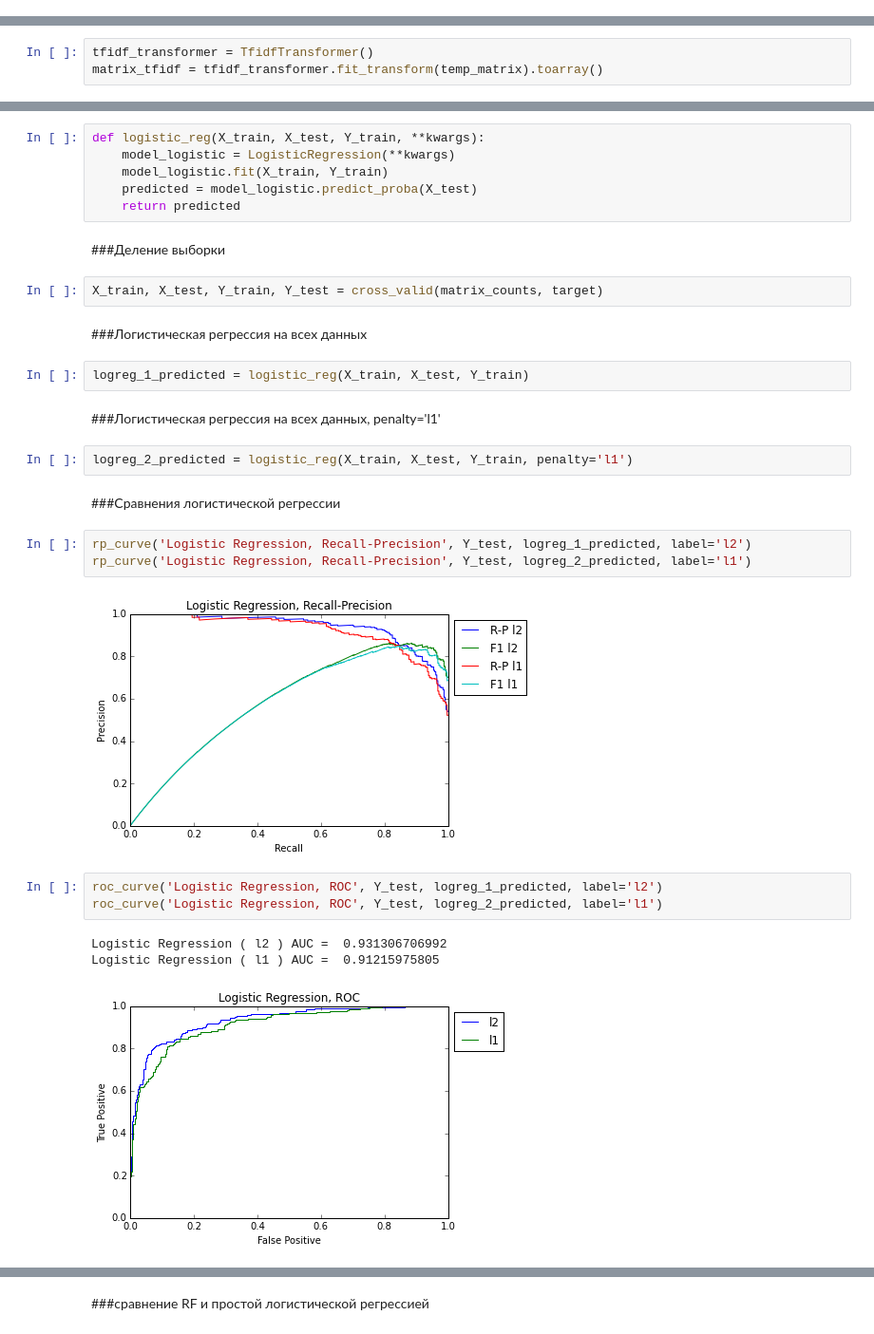
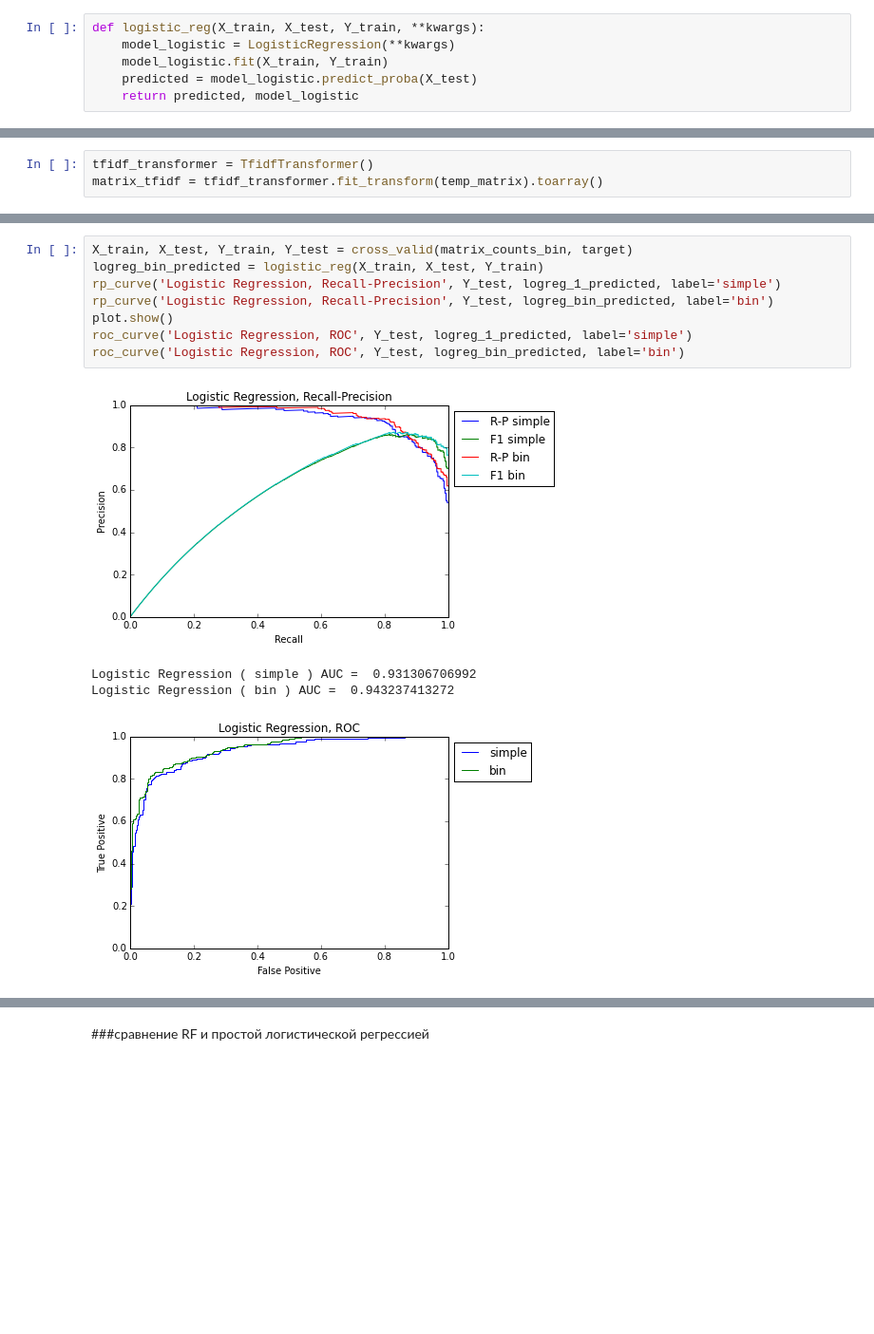
Before and after one commit to ermakovpetr/posneg, a Jupyter notebook: main.ipynb, the cells around one changed output, grey strips where cells are left out. Shown at 95% size. Cells and saved outputs as stored; diff of their text form; blank space fills up the shorter version.

```diff
--- a/main.ipynb
+++ b/main.ipynb
@@ -41,0 +87,6 @@ def f1_measure(P,R):
+# %%
+def logistic_reg(X_train, X_test, Y_train, **kwargs):
+    model_logistic = LogisticRegression(**kwargs)
+    model_logistic.fit(X_train, Y_train)
+    predicted = model_logistic.predict_proba(X_test)
+    return predicted, model_logistic
@@ -124,32 +208,13 @@ def roc_curve(title, Y_test, predicted, label='?'):
-# %%
-def logistic_reg(X_train, X_test, Y_train, **kwargs):
-    model_logistic = LogisticRegression(**kwargs)
-    model_logistic.fit(X_train, Y_train)
-    predicted = model_logistic.predict_proba(X_test)
-    return predicted
-# %% [markdown]
-###Деление выборки
-# %%
-X_train, X_test, Y_train, Y_test = cross_valid(matrix_counts, target)
-# %% [markdown]
-###Логистическая регрессия на всех данных
-# %%
-logreg_1_predicted = logistic_reg(X_train, X_test, Y_train)
-# %% [markdown]
-###Логистическая регрессия на всех данных, penalty='l1'
-# %%
-logreg_2_predicted = logistic_reg(X_train, X_test, Y_train, penalty='l1')
-# %% [markdown]
-###Сравнения логистической регрессии
-# %%
-rp_curve('Logistic Regression, Recall-Precision', Y_test, logreg_1_predicted, label='l2')
-rp_curve('Logistic Regression, Recall-Precision', Y_test, logreg_2_predicted, label='l1')
-# %% [output]
-[figure, removed]
-# %%
-roc_curve('Logistic Regression, ROC', Y_test, logreg_1_predicted, label='l2')
-roc_curve('Logistic Regression, ROC', Y_test, logreg_2_predicted, label='l1')
-# %% [output]
-Logistic Regression ( l2 ) AUC =  0.931306706992
-Logistic Regression ( l1 ) AUC =  0.91215975805
-[figure, removed]
+# %%
+X_train, X_test, Y_train, Y_test = cross_valid(matrix_counts_bin, target)
+logreg_bin_predicted = logistic_reg(X_train, X_test, Y_train)
+rp_curve('Logistic Regression, Recall-Precision', Y_test, logreg_1_predicted, label='simple')
+rp_curve('Logistic Regression, Recall-Precision', Y_test, logreg_bin_predicted, label='bin')
+plot.show()
+roc_curve('Logistic Regression, ROC', Y_test, logreg_1_predicted, label='simple')
+roc_curve('Logistic Regression, ROC', Y_test, logreg_bin_predicted, label='bin')
+# %% [output]
+[figure, added]
+Logistic Regression ( simple ) AUC =  0.931306706992
+Logistic Regression ( bin ) AUC =  0.943237413272
+[figure, added]
```
Also changed, not shown: parts of 55 cells of this notebook.
